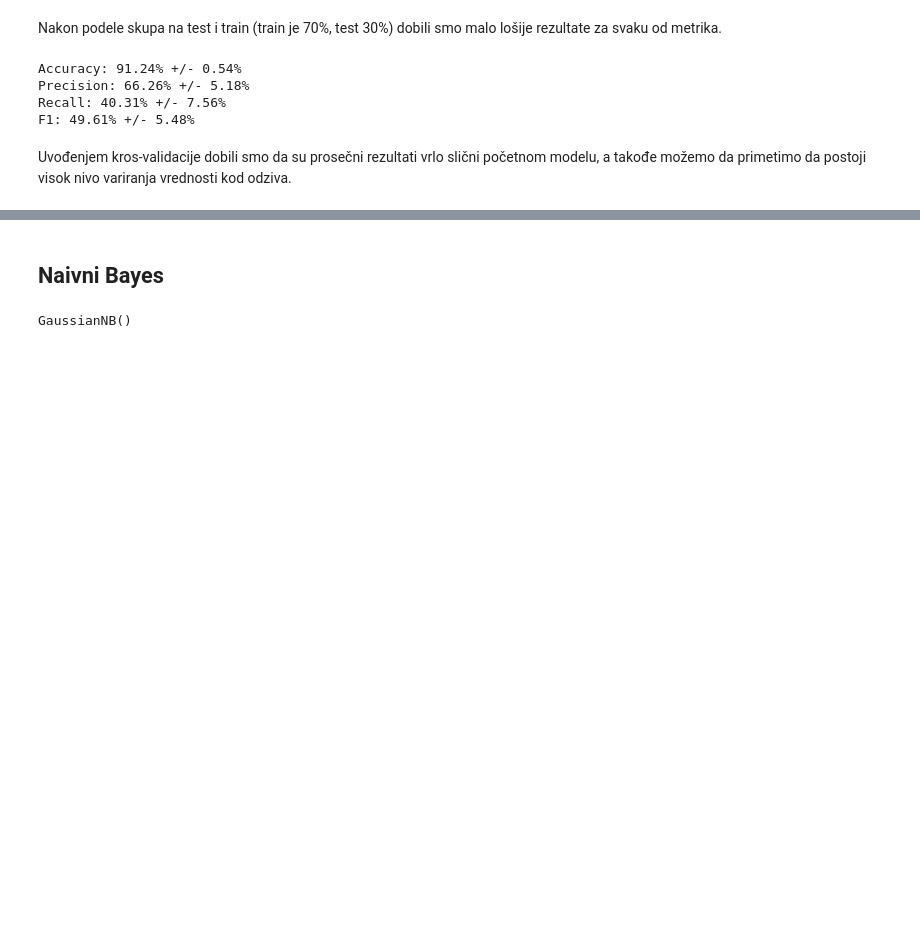
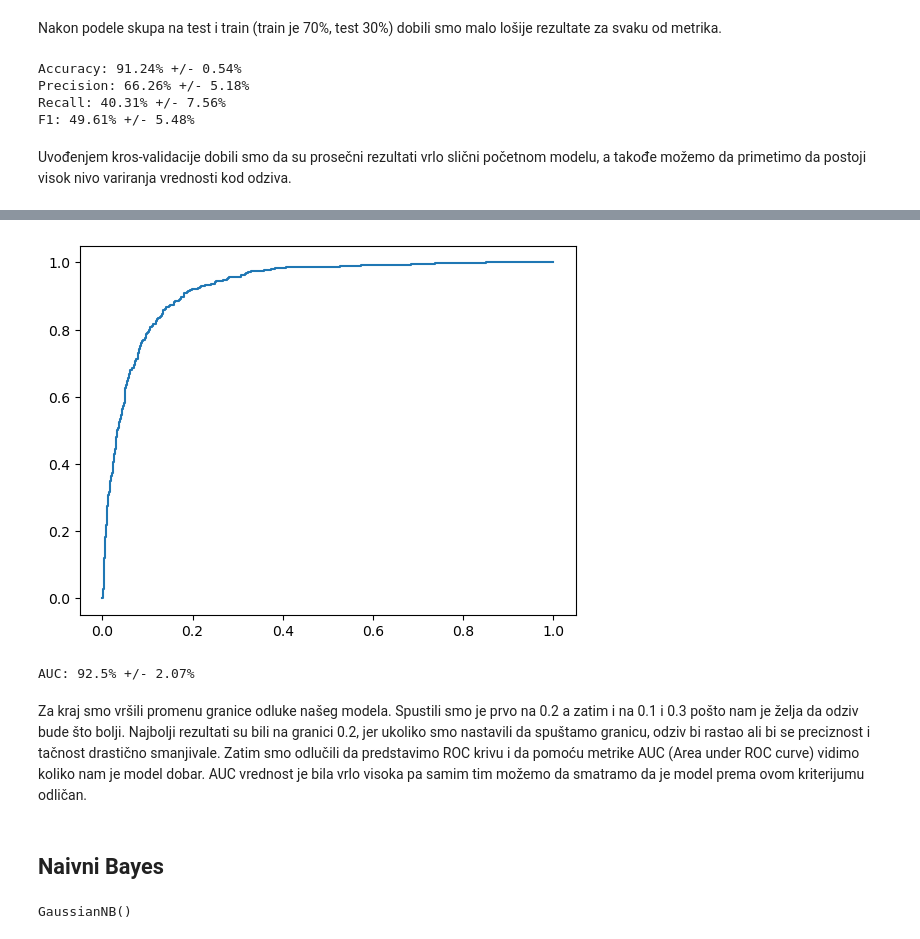
Before and after one commit to NemanjaGojkovic/Kori-enje-klasifikacije-i-klasterovanja-u-sistemu-banke, a Jupyter notebook: Klasifikacija (2. domaci).ipynb, the cells around one changed output, grey strips where cells are left out. Saved outputs shown, nothing was run; the diff lists cells and outputs as text; code cells hidden in the pictures; blank space fills up the shorter version.

```diff
--- a/Klasifikacija (2. domaci).ipynb
+++ b/Klasifikacija (2. domaci).ipynb
@@ -149,0 +253,6 @@ Uvođenjem kros-validacije dobili smo da su prosečni rezultati vrlo slični po
+# %%
+fpr, tpr, thresholds = roc_curve(y, y_hat)
+plt.plot(fpr, tpr)
+plt.show()
+# %% [output]
+[figure, added]
@@ -150,3 +262,9 @@ Uvođenjem kros-validacije dobili smo da su prosečni rezultati vrlo slični po
+# %%
+print(f"AUC: {round(np.mean(result)*100, 2)}% +/- {round(np.std(result)*100, 2)}%")
+# %% [output]
+AUC: 92.5% +/- 2.07%
+# %% [markdown]
+Za kraj smo vršili promenu granice odluke našeg modela. Spustili smo je prvo na 0.2 a zatim i na 0.1 i 0.3 pošto nam je želja da odziv bude što bolji. Najbolji rezultati su bili na granici 0.2, jer ukoliko smo nastavili da spuštamo granicu, odziv bi rastao ali bi se preciznost i tačnost drastično smanjivale. Zatim smo odlučili da predstavimo ROC krivu i da pomoću metrike AUC (Area under ROC curve) vidimo koliko nam je model dobar. AUC vrednost je bila vrlo visoka pa samim tim možemo da smatramo da je model prema ovom kriterijumu odličan.
 # %% [markdown]
 ## Naivni Bayes
 # %%
```
Also changed, not shown: parts of 53 cells of this notebook.
